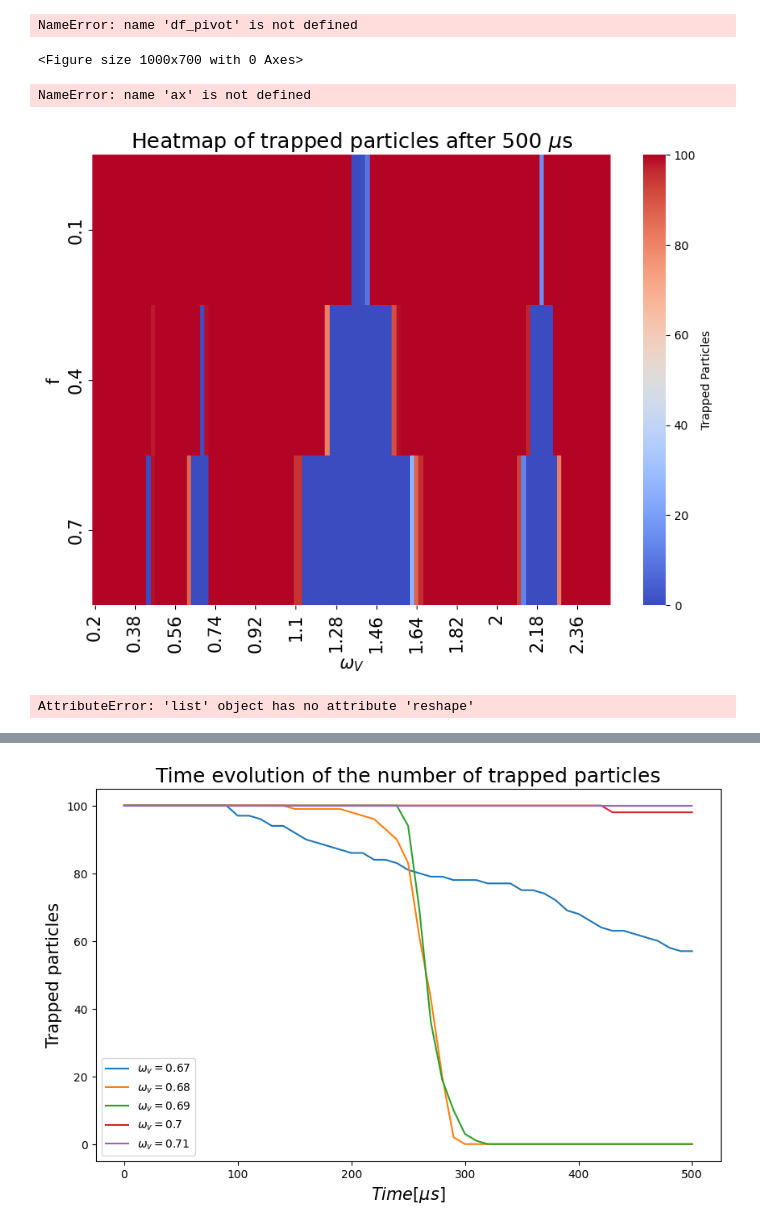
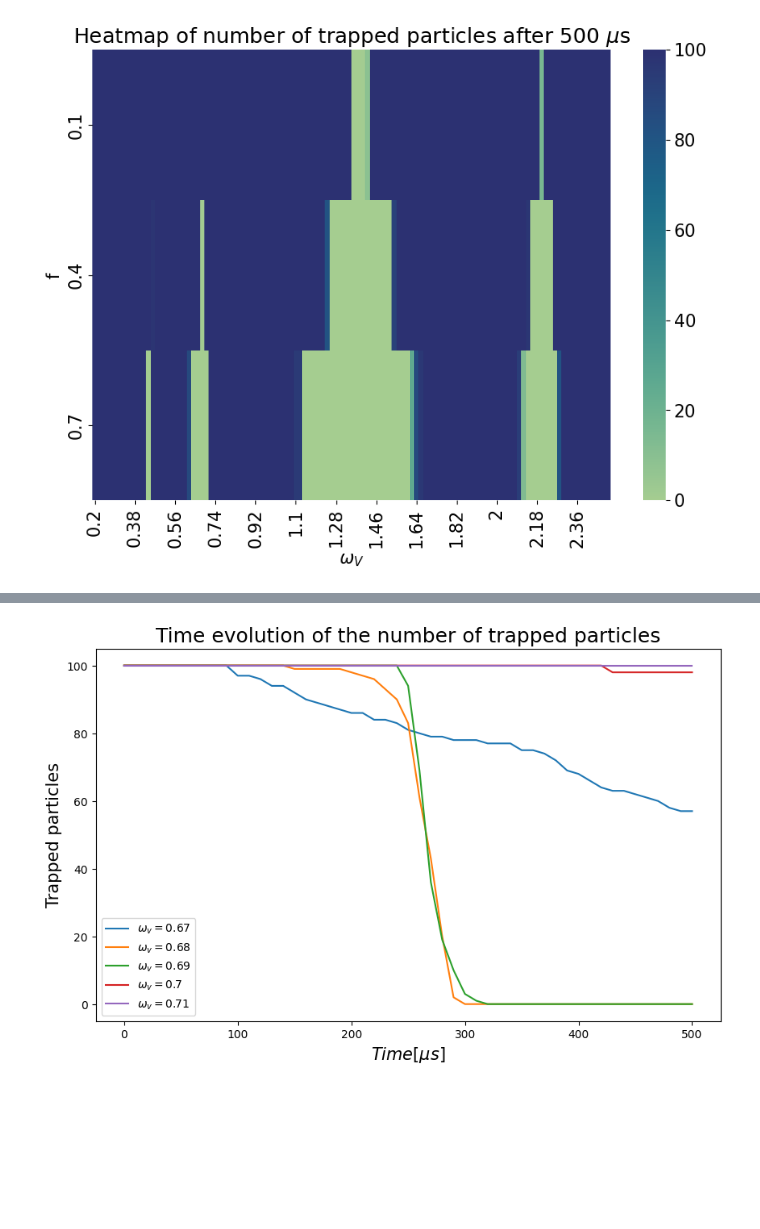
Before and after one commit to jonatanwins/FYS4150, a Jupyter notebook: code_p3/testing.ipynb, the cells around one changed output, grey strips where cells are left out. Cells and saved outputs as stored; diff of their text form; code cells hidden in the pictures; blank space fills up the shorter version.

```diff
--- a/code_p3/testing.ipynb
+++ b/code_p3/testing.ipynb
@@ -74,75 +86,23 @@ for f in f_list:
 # %%
 plt.figure(figsize=(10, 7))
-ax = sns.heatmap(df_pivot, annot=False, cmap="coolwarm")
+ax = sns.heatmap(df_pivot, annot=False, cmap="crest")
 plt.title("Heatmap of number of trapped particles after 500 $\mu$s", fontsize=18)
 plt.xlabel(r"$\omega_V$", fontsize=15)
 plt.ylabel("f", fontsize=15)
 
 # Adjust x and y ticks to 15 fontsize
 plt.xticks(fontsize=15)
 plt.yticks(fontsize=15)
 
 # Adjust number of ticks on x and y axes
 plt.locator_params(axis='x', nbins=15)
 plt.locator_params(axis='y', nbins=10)
 
 # Adjust colorbar font size
 cbar = ax.collections[0].colorbar
 cbar.ax.tick_params(labelsize=15)
 
-plt.savefig("../plots/heatmap_trapped_particles.png")
+plt.savefig("plots/heatmap_trapped_particles.png")
 plt.show()
 # %% [output]
-NameError: name 'df_pivot' is not defined
-<Figure size 1000x700 with 0 Axes>
+[figure, added]
-# %%
-# make sns heatmap for entries in trapped
-
-# Create a dictionary with the data
-data = {"f": [], "w_v": [], "trapped": []}
-for entry in trapped:
-    data["f"].append(entry["f"])
-    data["w_v"].append(entry["w_v"])
-    data["trapped"].append(entry["trapped"])
-
-# Create a DataFrame from the dictionary
-df = pd.DataFrame(data)
-
-df_pivot = df.pivot("f", "w_v", "trapped")
-
-plt.figure(figsize=(10, 7))
-sns.heatmap(df_pivot, annot=False, cmap="coolwarm", cbar_kws={'label': 'Trapped Particles'})
-plt.title("Heatmap of trapped particles after 500 $\mu$s", fontsize=18)
-plt.xlabel(r"$\omega_V$", fontsize=15)
-plt.ylabel("f", fontsize=15)
-# adjust x tixs to 15 fontsize
-plt.xticks(fontsize=15)
-plt.yticks(fontsize=15)
-# adjust number of ticks
-plt.locator_params(axis='x', nbins=15)
-plt.locator_params(axis='y', nbins=10)
-cbar = ax.collections[0].colorbar
-cbar.ax.tick_params(labelsize=15)
-
-plt.savefig("../plots/heatmap_trapped_particles.png")
-plt.show()
-# %% [output]
-NameError: name 'ax' is not defined
-[figure, removed]
-# %%
-trapped_list = trapped.reshape(len(f_list), len(w_v_list))
-
-# Create a heatmap using seaborn
-plt.figure(figsize=(10, 8))
-sns.heatmap(trapped_list, annot=False, cmap="Blues", xticklabels=w_v_list, yticklabels=f_list)
-
-# Set up plot labels
-plt.xlabel(r"Frequency $\omega_v$ [MHz]")
-plt.ylabel(r"Amplitude f []")
-plt.title("Heatmap of Trapped Particles")
-plt.tight_layout()
-plt.xticks(np.arange(0, len(w_v_list), 10))
-plt.xticks(np.arange(0, len(w_v_list), 10), [w_v for w_v in w_v_list[::10]])
-plt.show()
-# %% [output]
-AttributeError: 'list' object has no attribute 'reshape'
```
Also changed, not shown: parts of 13 cells of this notebook.
